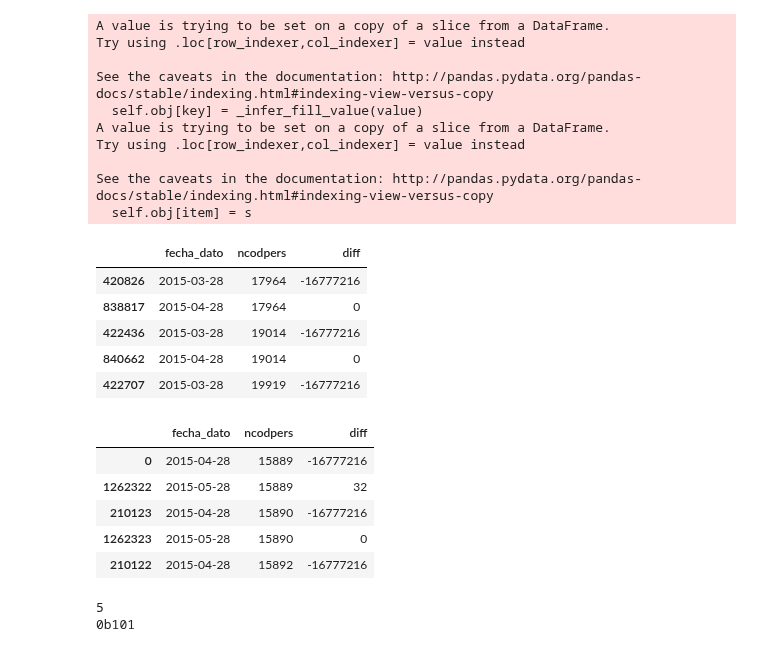
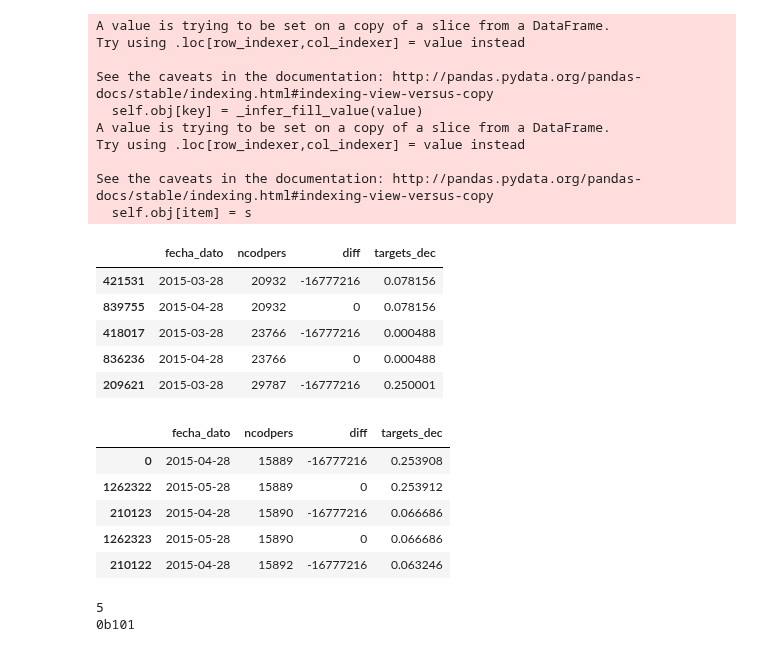
Before and after one commit to vfdev-5/SPR, a Jupyter notebook: keras/tests.ipynb, the cells around one changed output. Drawn from its saved outputs; the diff is of its cells as text; code cells hidden in the pictures.

```diff
--- a/keras/tests.ipynb
+++ b/keras/tests.ipynb
@@ -243,23 +243,23 @@ Try using .loc[row_indexer,col_indexer] = value instead
 See the caveats in the documentation: http://pandas.pydata.org/pandas-docs/stable/indexing.html#indexing-view-versus-copy
   self.obj[item] = s
 # %%
-t[['fecha_dato', 'ncodpers','diff']].head()
+t[['fecha_dato', 'ncodpers','diff', 'targets_dec']].head()
 # %% [output]
-|  | fecha_dato | ncodpers | diff |
-| 420826 | 2015-03-28 | 17964 | -16777216 |
-| 838817 | 2015-04-28 | 17964 | 0 |
-| 422436 | 2015-03-28 | 19014 | -16777216 |
-| 840662 | 2015-04-28 | 19014 | 0 |
-| 422707 | 2015-03-28 | 19919 | -16777216 |
+|  | fecha_dato | ncodpers | diff | targets_dec |
+| 421531 | 2015-03-28 | 20932 | -16777216 | 0.078156 |
+| 839755 | 2015-04-28 | 20932 | 0 | 0.078156 |
+| 418017 | 2015-03-28 | 23766 | -16777216 | 0.000488 |
+| 836236 | 2015-04-28 | 23766 | 0 | 0.000488 |
+| 209621 | 2015-03-28 | 29787 | -16777216 | 0.250001 |
 # %%
-v[['fecha_dato', 'ncodpers','diff']].head()
+v[['fecha_dato', 'ncodpers','diff', 'targets_dec']].head()
 # %% [output]
-|  | fecha_dato | ncodpers | diff |
-| 0 | 2015-04-28 | 15889 | -16777216 |
-| 1262322 | 2015-05-28 | 15889 | 32 |
-| 210123 | 2015-04-28 | 15890 | -16777216 |
-| 1262323 | 2015-05-28 | 15890 | 0 |
-| 210122 | 2015-04-28 | 15892 | -16777216 |
+|  | fecha_dato | ncodpers | diff | targets_dec |
+| 0 | 2015-04-28 | 15889 | -16777216 | 0.253908 |
+| 1262322 | 2015-05-28 | 15889 | 0 | 0.253912 |
+| 210123 | 2015-04-28 | 15890 | -16777216 | 0.066686 |
+| 1262323 | 2015-05-28 | 15890 | 0 | 0.066686 |
+| 210122 | 2015-04-28 | 15892 | -16777216 | 0.063246 |
 # %%
 # def load_trainval(train_yearmonths_list, val_yearmonth, train_nb_clients=-1):
 
```
Also changed, not shown: 2 other files.
